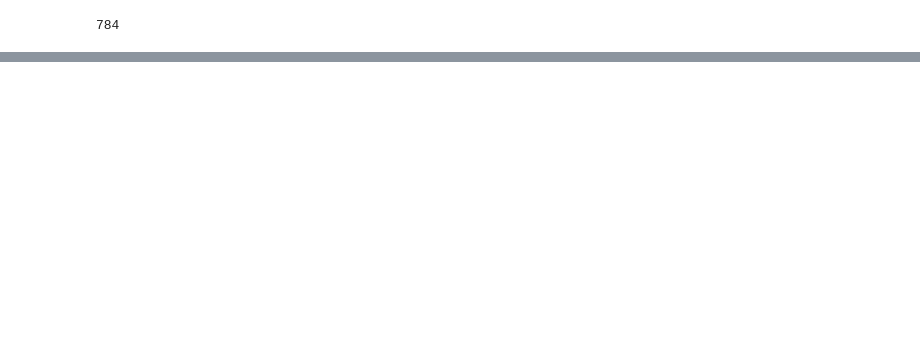
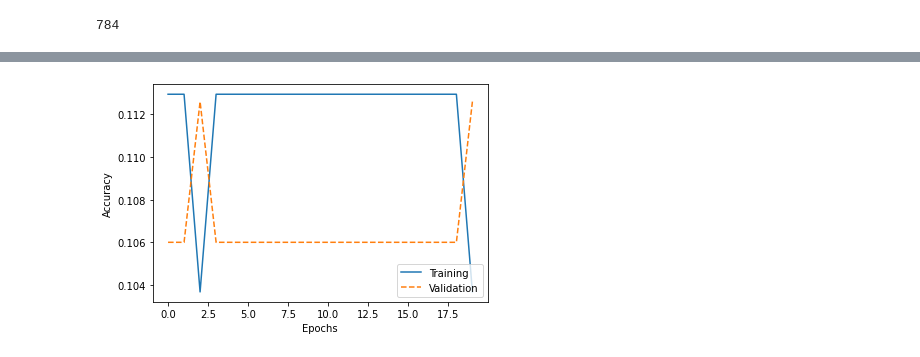
Before and after one commit to yasuharuokazaki/Learn_MachineLearning, a Jupyter notebook: 自主研究課題.ipynb, the cells around one changed output, grey strips where cells are left out. Saved outputs shown, nothing was run; the diff lists cells and outputs as text; code cells hidden in the pictures; blank space fills up the shorter version.

```diff
--- a/自主研究課題.ipynb
+++ b/自主研究課題.ipynb
@@ -326,0 +398,9 @@ plt.show()
+# %%
+plt.plot(range(nn2.epochs),nn2.eval_["train_acc"],label="Training")
+plt.plot(range(nn2.epochs),nn2.eval_["valid_acc"],label="Validation",linestyle="--")
+plt.ylabel("Accuracy")
+plt.xlabel("Epochs")
+plt.legend(loc="lower right")
+plt.show()
+# %% [output]
+[figure, added]
```
Also changed, not shown: parts of 22 cells of this notebook.
